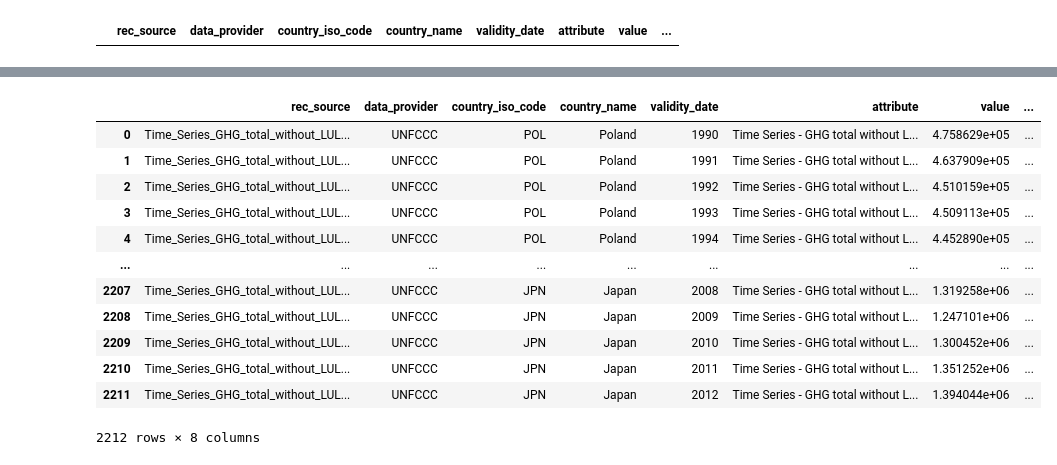
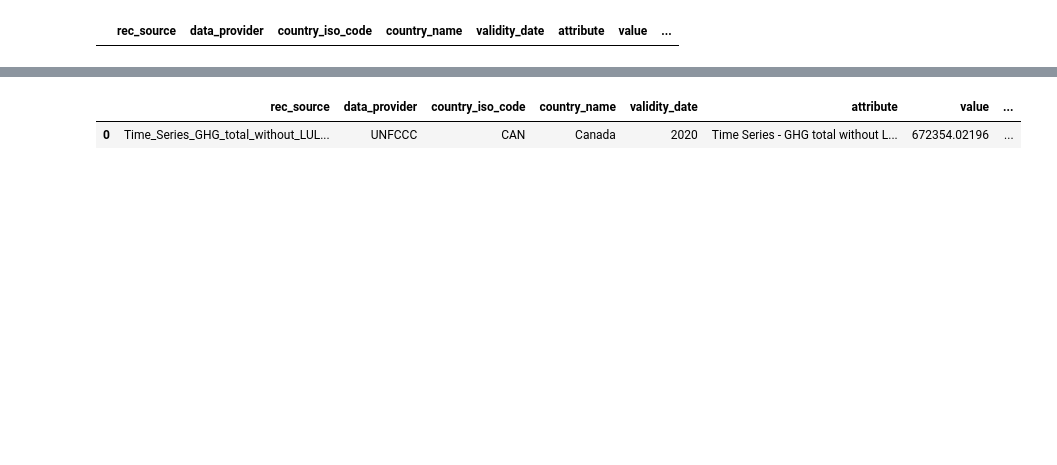
Before and after one commit to os-climate/PCAF-sovereign-footprint, a Jupyter notebook: notebooks/UNFCCC-GHG-total-without-LULUCF.ipynb, the cells around one changed output, grey strips where cells are left out. Drawn from its saved outputs; the diff is of its cells as text; code cells hidden in the pictures; blank space fills up the shorter version.

```diff
--- a/notebooks/UNFCCC-GHG-total-without-LULUCF.ipynb
+++ b/notebooks/UNFCCC-GHG-total-without-LULUCF.ipynb
@@ -294,18 +293,7 @@ batch insert result: [(212,)]
 # %%
 sql=f"""
-select * from {ingest_catalog}.{ingest_schema}.{ingest_table}"""
+select * from {ingest_catalog}.{ingest_schema}.{ingest_table} where country_iso_code='CAN' and validity_date=2020"""
 pd.read_sql(sql, engine)
 # %% [output]
 |  | rec_source | data_provider | country_iso_code | country_name | validity_date | attribute | value | ... |
-| 0 | Time_Series_GHG_total_without_LUL... | UNFCCC | POL | Poland | 1990 | Time Series - GHG total without L... | 4.758629e+05 | ... |
-| 1 | Time_Series_GHG_total_without_LUL... | UNFCCC | POL | Poland | 1991 | Time Series - GHG total without L... | 4.637909e+05 | ... |
-| 2 | Time_Series_GHG_total_without_LUL... | UNFCCC | POL | Poland | 1992 | Time Series - GHG total without L... | 4.510159e+05 | ... |
-| 3 | Time_Series_GHG_total_without_LUL... | UNFCCC | POL | Poland | 1993 | Time Series - GHG total without L... | 4.509113e+05 | ... |
-| 4 | Time_Series_GHG_total_without_LUL... | UNFCCC | POL | Poland | 1994 | Time Series - GHG total without L... | 4.452890e+05 | ... |
-| ... | ... | ... | ... | ... | ... | ... | ... | ... |
-| 2207 | Time_Series_GHG_total_without_LUL... | UNFCCC | JPN | Japan | 2008 | Time Series - GHG total without L... | 1.319258e+06 | ... |
-| 2208 | Time_Series_GHG_total_without_LUL... | UNFCCC | JPN | Japan | 2009 | Time Series - GHG total without L... | 1.247101e+06 | ... |
-| 2209 | Time_Series_GHG_total_without_LUL... | UNFCCC | JPN | Japan | 2010 | Time Series - GHG total without L... | 1.300452e+06 | ... |
-| 2210 | Time_Series_GHG_total_without_LUL... | UNFCCC | JPN | Japan | 2011 | Time Series - GHG total without L... | 1.351252e+06 | ... |
-| 2211 | Time_Series_GHG_total_without_LUL... | UNFCCC | JPN | Japan | 2012 | Time Series - GHG total without L... | 1.394044e+06 | ... |
+| 0 | Time_Series_GHG_total_without_LUL... | UNFCCC | CAN | Canada | 2020 | Time Series - GHG total without L... | 672354.02196 | ... |
-2212 rows × 8 columns
```
Also changed, not shown: parts of 8 cells of this notebook, 6 other files.
